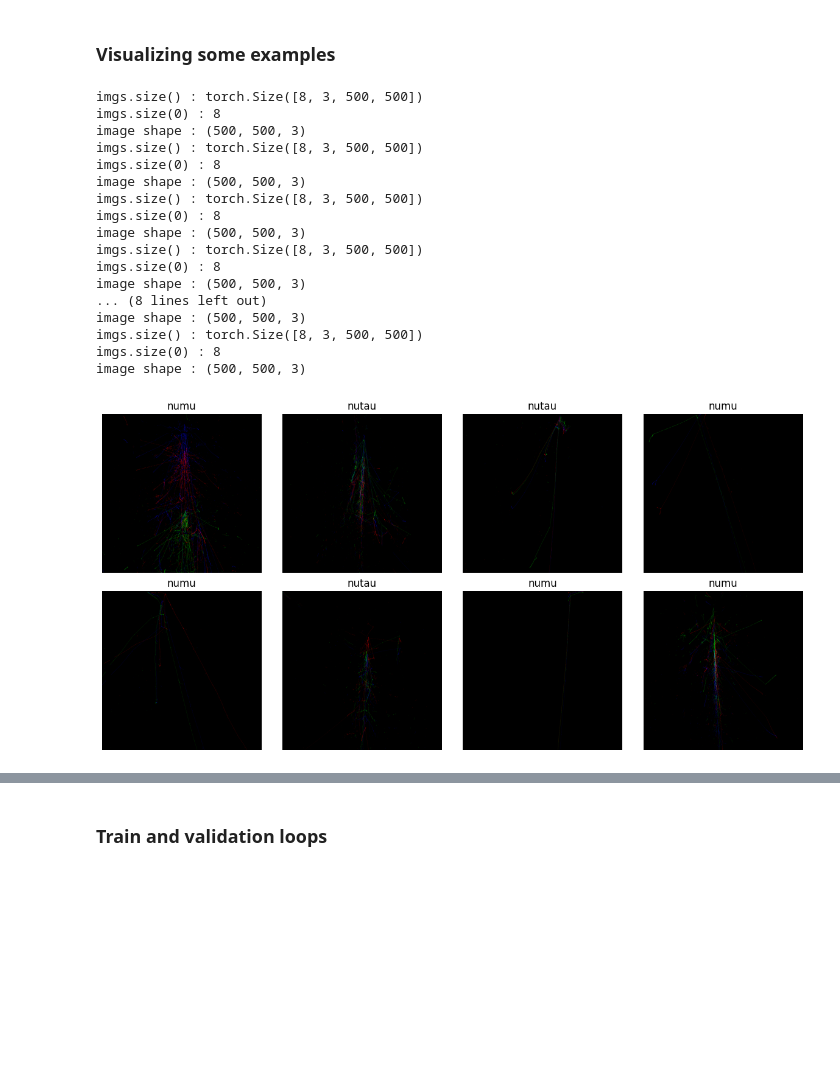
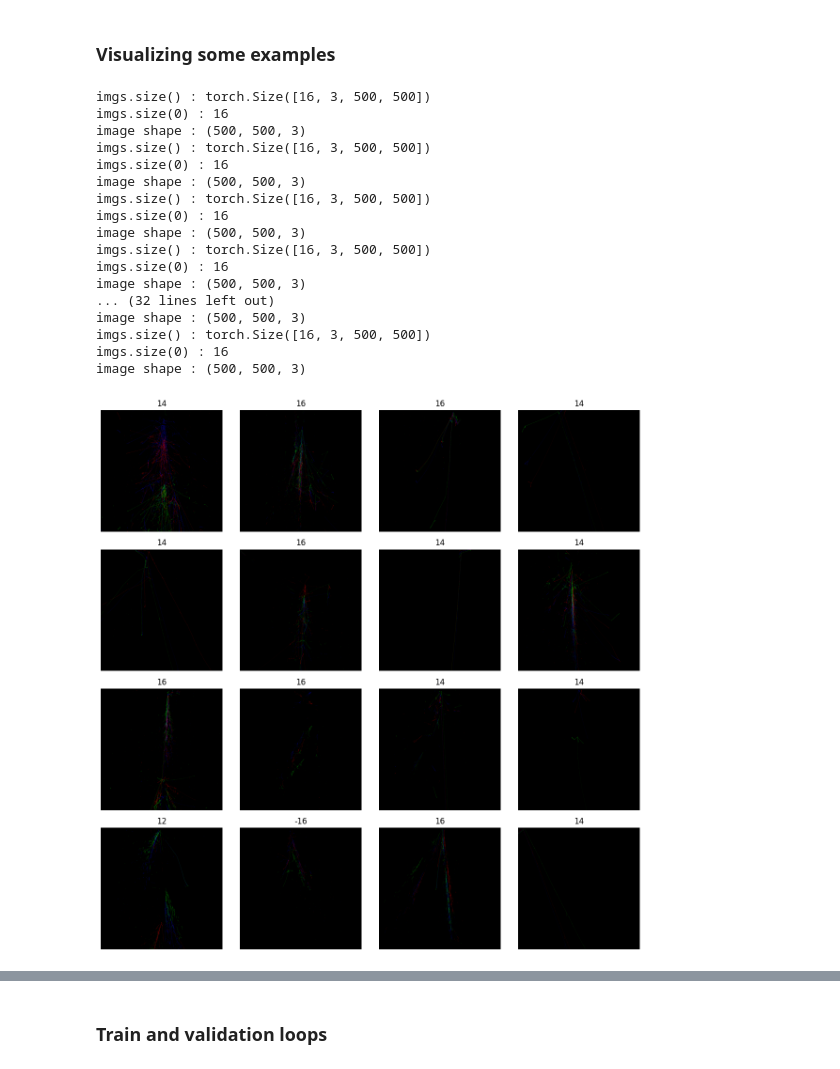
Before and after one commit to fanrado/dinov2ForLArTPC, a Jupyter notebook: notebooks/linear_classification_dinov2.ipynb, the cells around one changed output, grey strips where cells are left out. Cells and saved outputs as stored; diff of their text form; code cells hidden in the pictures; blank space fills up the shorter version.

Commit message:
updated the notebook used to train the simple linear classifier on the top of the pre-trained dinov2 model.

```diff
--- a/notebooks/linear_classification_dinov2.ipynb
+++ b/notebooks/linear_classification_dinov2.ipynb
@@ -134,9 +132,9 @@ model_configurator = {
     }
 }
 IMG_SIZE = 500 #168
-BATCH_SIZE = 8 #8
+BATCH_SIZE = 16 #8
 NUM_WORKERS = 0
-PATCH_SIZE = 20 #56
+PATCH_SIZE = 25 #56
 # %%
 model_config = model_configurator[BACKBONE]
 if BACKBONE=='dinov2':
@@ -256,7 +254,8 @@ dataloaders = {x: make_data_loader(
 ) for x in ['train', 'val']}
 
 dataset_sizes = {x: len(datasets[x]) for x in ['train', 'val']}
-class_names = datasets['train'].classes()
+# class_names = datasets['train'].classes()
+class_names = datasets['train'].pdgs
 
 print(f"Data loaded with {dataset_sizes['train']} training samples and {dataset_sizes['val']} validation samples.")
 # %% [output]
@@ -272,7 +271,7 @@ dataloaders['test'] = make_data_loader(
     dataset=datasets['test'],
     batch_size=cfg["train"]["batch_size_per_gpu"],
     num_workers=cfg["train"]["num_workers"],
-    shuffle=False,
+    shuffle=True,
 )
 dataset_sizes['test'] = len(datasets['test'])
 print(f'Data loaded with {dataset_sizes["test"]} test samples.')
@@ -302,25 +301,35 @@ def show_batch(imgs, titles=None, rows=2, cols=4):
     fig.tight_layout()
 # %%
 inputs, classes = next(iter(dataloaders['train']))
-show_batch(inputs, titles=[class_names[cls] for cls in classes])
+
+nu_PDGs = {
+    12: r'$\nu_e$',
+    -12: r'$\bar{\nu}_e$',
+    14: r'$\nu_{\mu}$',
+    -14: r'$\bar{\nu}_{\mu}$',
+    16: r'$\nu_{\tau}$',
+    -16: r'$\bar{\nu}_{\tau}$',
+}
+show_batch(inputs, titles=[class_names[cls] for cls in classes], rows=4, cols=4)
+# show_batch(inputs, titles=[f'{nu_PDGs[cls.item()]}, PDG = {cls.item()}' for cls in classes], rows=4, cols=4)
 # %% [output]
-imgs.size() : torch.Size([8, 3, 500, 500])
-imgs.size(0) : 8
+imgs.size() : torch.Size([16, 3, 500, 500])
+imgs.size(0) : 16
 image shape : (500, 500, 3)
-imgs.size() : torch.Size([8, 3, 500, 500])
-imgs.size(0) : 8
+imgs.size() : torch.Size([16, 3, 500, 500])
+imgs.size(0) : 16
 image shape : (500, 500, 3)
-imgs.size() : torch.Size([8, 3, 500, 500])
-imgs.size(0) : 8
+imgs.size() : torch.Size([16, 3, 500, 500])
+imgs.size(0) : 16
 image shape : (500, 500, 3)
-imgs.size() : torch.Size([8, 3, 500, 500])
-imgs.size(0) : 8
+imgs.size() : torch.Size([16, 3, 500, 500])
+imgs.size(0) : 16
 image shape : (500, 500, 3)
-... (8 lines left out)
+... (32 lines left out)
 image shape : (500, 500, 3)
-imgs.size() : torch.Size([8, 3, 500, 500])
-imgs.size(0) : 8
+imgs.size() : torch.Size([16, 3, 500, 500])
+imgs.size(0) : 16
 image shape : (500, 500, 3)
-[figure, old version]
+[figure, new version]
 # %%
 inputs, classes = next(iter(dataloaders['val']))
```
Also changed, not shown: parts of 11 cells of this notebook.
